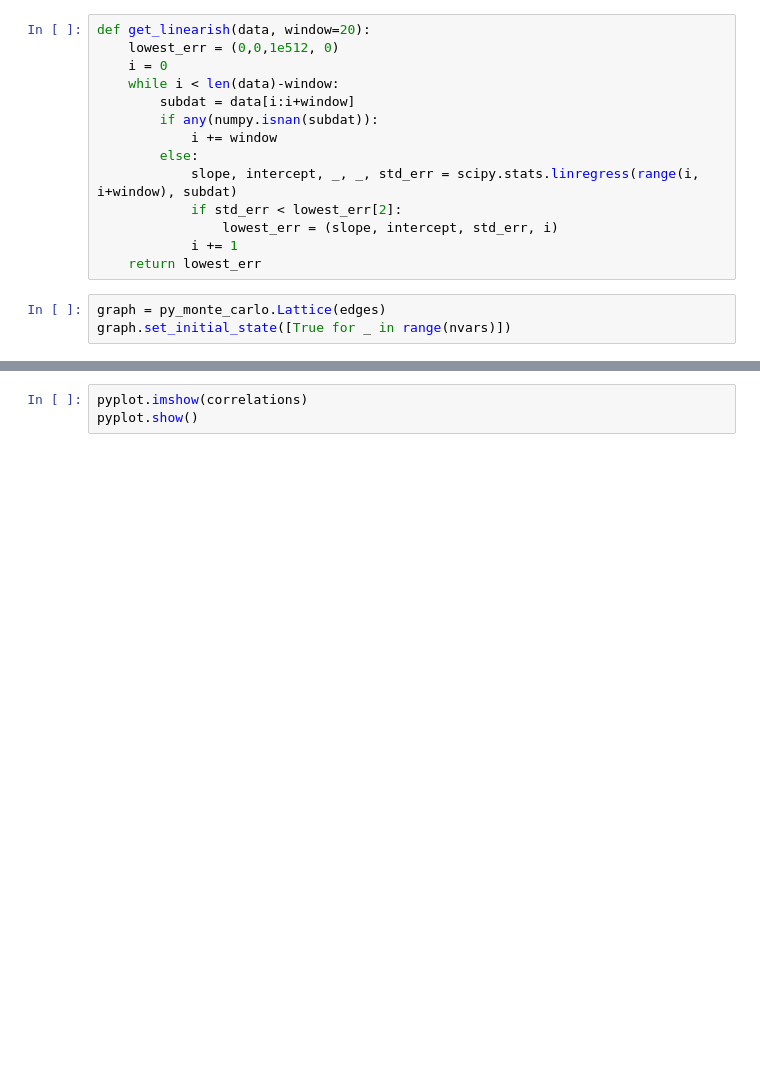
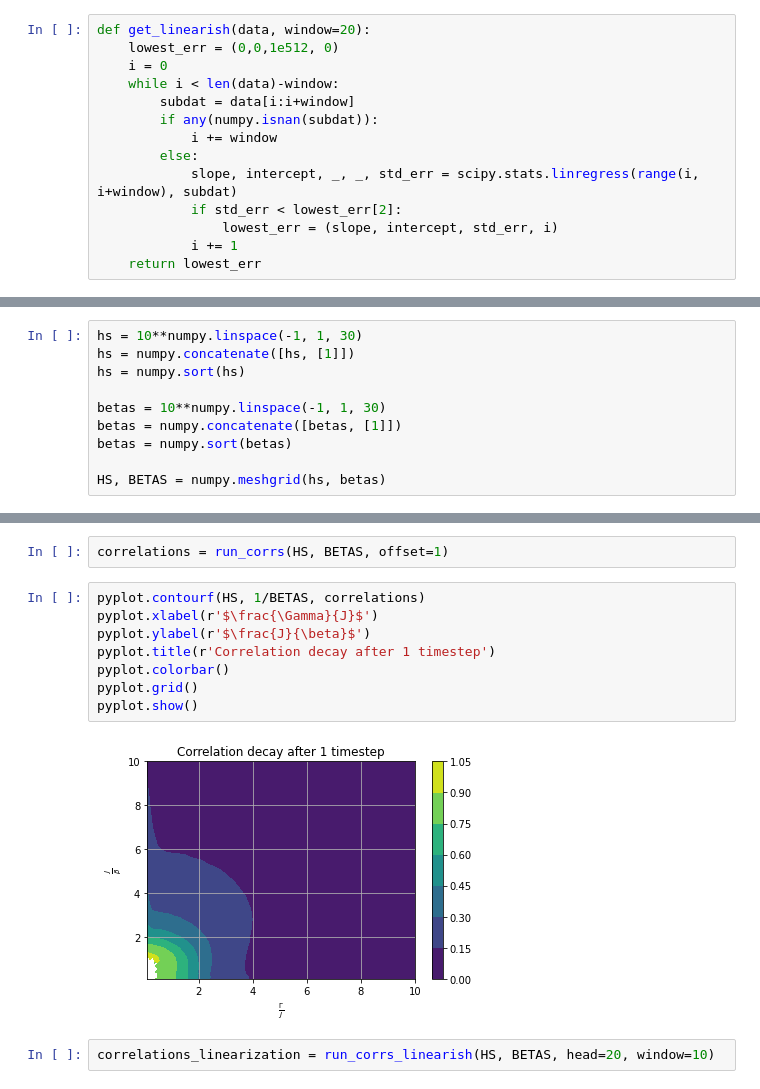
Before and after one commit to Renmusxd/DWave48, a Jupyter notebook: jupyter_notebook/Melting.ipynb, the cells around one changed output, grey strips where cells are left out. Saved outputs shown, nothing was run; the diff lists cells and outputs as text; blank space fills up the shorter version.

```diff
--- a/jupyter_notebook/Melting.ipynb
+++ b/jupyter_notebook/Melting.ipynb
@@ -112,6 +138,3 @@ def get_linearish(data, window=20):
                 lowest_err = (slope, intercept, std_err, i)
             i += 1
     return lowest_err
-# %%
-graph = py_monte_carlo.Lattice(edges)
-graph.set_initial_state([True for _ in range(nvars)])
@@ -123,3 +141,13 @@ HS, BETAS = numpy.meshgrid(hs, betas)
+# %%
+hs = 10**numpy.linspace(-1, 1, 30)
+hs = numpy.concatenate([hs, [1]])
+hs = numpy.sort(hs)
+
+betas = 10**numpy.linspace(-1, 1, 30)
+betas = numpy.concatenate([betas, [1]])
+betas = numpy.sort(betas)
+
+HS, BETAS = numpy.meshgrid(hs, betas)
 # %%
 if not os.path.exists('corrs'):
     os.mkdir('corrs')
@@ -143,3 +184,14 @@ correlations = run_corrs(HS, BETAS)
-# %%
-pyplot.imshow(correlations)
-pyplot.show()
+# %%
+correlations = run_corrs(HS, BETAS, offset=1)
+# %%
+pyplot.contourf(HS, 1/BETAS, correlations)
+pyplot.xlabel(r'$\frac{\Gamma}{J}$')
+pyplot.ylabel(r'$\frac{J}{\beta}$')
+pyplot.title(r'Correlation decay after 1 timestep')
+pyplot.colorbar()
+pyplot.grid()
+pyplot.show()
+# %% [output]
+[figure, added]
+# %%
+correlations_linearization = run_corrs_linearish(HS, BETAS, head=20, window=10)
```
Also changed, not shown: parts of 27 cells of this notebook, 3 other files.
